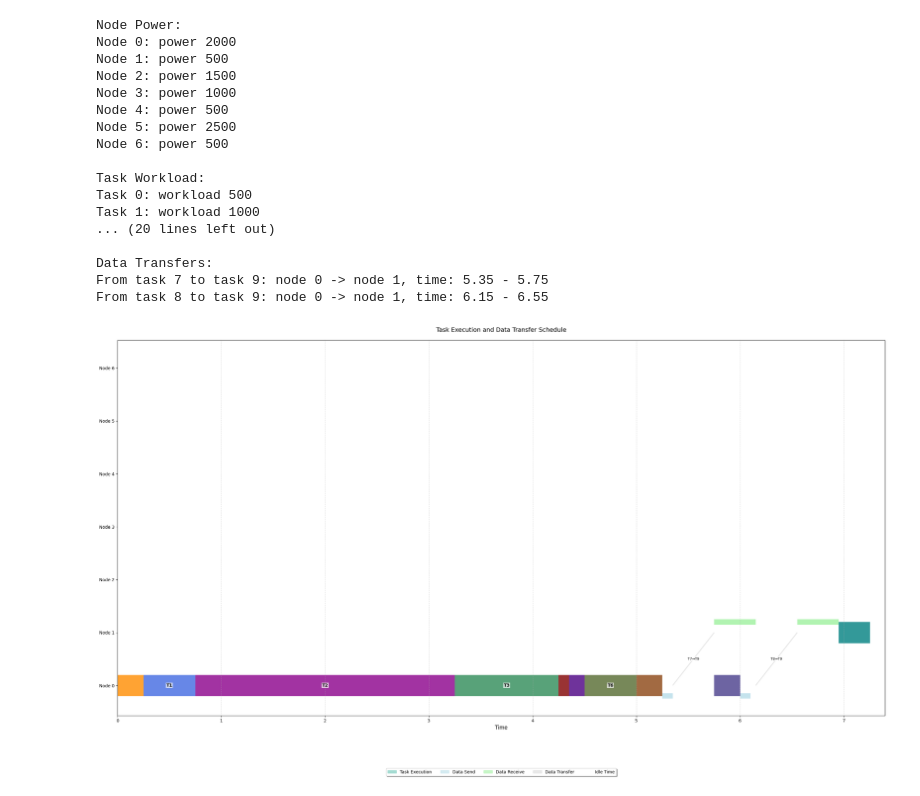
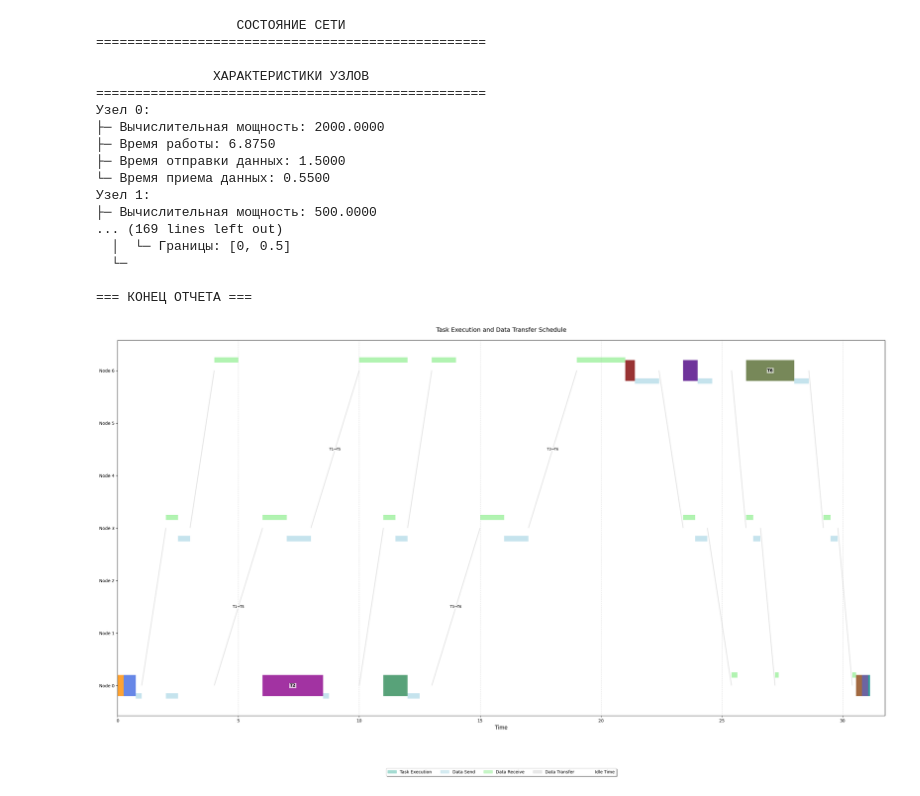
Before and after one commit to Me0n4ik/MATH, a Jupyter notebook: main.ipynb, the cells around one changed output. Drawn from its saved outputs; the diff is of its cells as text; code cells hidden in the pictures.

```diff
--- a/main.ipynb
+++ b/main.ipynb
@@ -414,7 +427,7 @@ class NetworkConstraints:
     Класс, определяющий ограничения для задачи оптимизации сети
     """
 
-    def __init__(self, t_lim=5, max_hops=10, max_workload=0.8):
+    def __init__(self, max_hops=10, max_workload=0.8):
         """
         Инициализация ограничений
 
@@ -423,7 +436,6 @@ class NetworkConstraints:
             max_hops (int): Максимальное количество переходов
             max_workload (float): Максимальная загрузка узла
         """
-        self.t_lim = t_lim
         self.max_hops = max_hops
         self.max_workload = max_workload
 
@@ -436,6 +448,14 @@ class NetworkConstraints:
             NetworkObjectives.minimize_hops: [0, self.max_hops],  # Не более max_hops переходов
             NetworkObjectives.calculate_data_transfers: [0, float('inf')]  # Без верхней границы
         }
+
+    @staticmethod
+    def check_time_limit(vector, problem):
+        """
+        Проверяет ограничение по времени выполнения
+        """
+        net_status = NetworkObjectives.get_status(vector, problem)
+        return int(net_status['total_time'] <= problem.t_lim)
 
     def get_node_workload_constraints(self, num_nodes):
         """
@@ -460,26 +480,26 @@ class NetworkConstraints:
             },
             # Ограничение для узлов 2-4
             (2, 3, 4): {
-                NetworkObjectives.get_node_workload: [0.2, 0.7]  # От 20% до 70% загрузки
+                NetworkObjectives.get_node_workload: [0, 0.7]  # От 0% до 70% загрузки
             }
         }
 
-constraints = NetworkConstraints(t_lim=10, max_hops=8, max_workload=0.75)
+constraints = NetworkConstraints(max_hops=8, max_workload=0.75)
 # %%
 from optiLib import NetworkOptimizationProblem
 
 problem = NetworkOptimizationProblem(
     net,
     task,
-    f_objective=optimization_objectives,
-    f_constraints=[c1_time_limit, c2_restriction_first_node],
-    t_lim=15,
+    f_objective = optimization_objectives,
+    constraints = [constraints.check_time_limit],
+    t_lim=20,
     net_speed=100,
     bounds={0: [0,0]},
     name="NETproblem_1",
     node_functions=node_objectives,
-    function_constraints=constraints.get_basic_constraints(),
-    special_function_constraints=constraints.get_special_constraints()
+    function_constraints = None,
+    special_function_constraints= constraints.get_special_constraints()
 )
 # %%
 from optiLib.problem import TaskScheduler
@@ -491,23 +651,22 @@ array([0, 2, 2, 3, 1, 2, 1, 2, 3, 2])
 # %%
-res.calculate_schedule([0, 0, 0, 0, 0, 0, 0, 0, 0, 1])
-res.print_info()
-res.create_gantt_chart()
+problem.net_status([0,0,0,0,6,6,6,0,0,0])
+problem.scheduler.create_gantt_chart()
 # %% [output]
-Node Power:
-Node 0: power 2000
-Node 1: power 500
-Node 2: power 1500
-Node 3: power 1000
-Node 4: power 500
-Node 5: power 2500
-Node 6: power 500
+                  СОСТОЯНИЕ СЕТИ
+==================================================
 
-Task Workload:
-Task 0: workload 500
-Task 1: workload 1000
-... (20 lines left out)
+               ХАРАКТЕРИСТИКИ УЗЛОВ
+==================================================
+Узел 0:
+├─ Вычислительная мощность: 2000.0000
+├─ Время работы: 6.8750
+├─ Время отправки данных: 1.5000
+└─ Время приема данных: 0.5500
+Узел 1:
+├─ Вычислительная мощность: 500.0000
+... (169 lines left out)
+  │  └─ Границы: [0, 0.5]
+  └─
 
-Data Transfers:
-From task 7 to task 9: node 0 -> node 1, time: 5.35 - 5.75
-From task 8 to task 9: node 0 -> node 1, time: 6.15 - 6.55
+=== КОНЕЦ ОТЧЕТА ===
-[figure, old version]
+[figure, new version]
```
Also changed, not shown: parts of 9 cells of this notebook, 2 other files.
